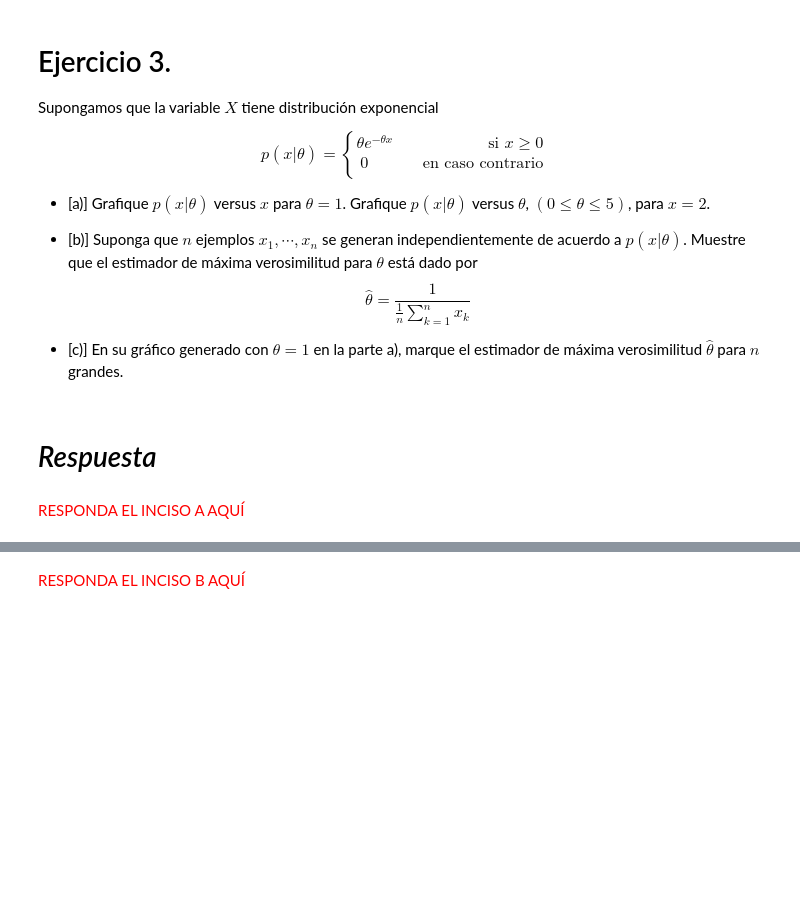
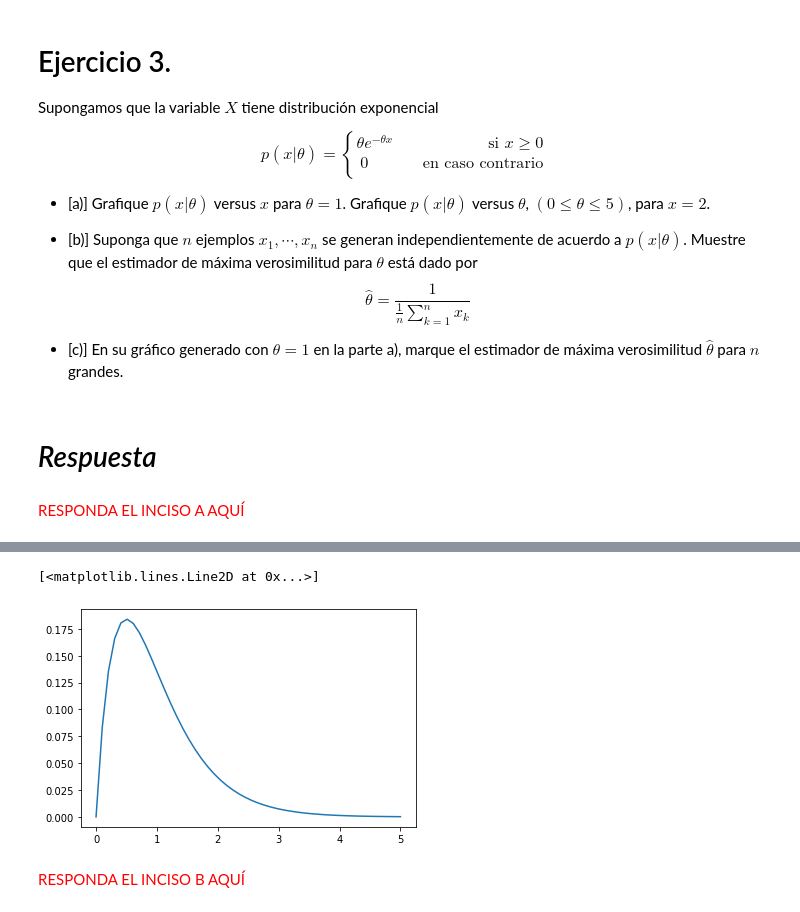
Before and after one commit to git-lu/intro-aprendizaje, a Jupyter notebook: practicos/IntML2020_Teoria_bayesiana_Estimacion_con_solu.ipynb, the cells around one changed output, grey strips where cells are left out. Cells and saved outputs as stored; diff of their text form; code cells hidden in the pictures; blank space fills up the shorter version.

```diff
--- a/practicos/IntML2020_Teoria_bayesiana_Estimacion_con_solu.ipynb
+++ b/practicos/IntML2020_Teoria_bayesiana_Estimacion_con_solu.ipynb
@@ -251,2 +482,10 @@ $$\hat{\theta}=\frac{1}{\frac{1}{n}\sum_{k=1}^{n}{x_k}}$$
+# %%
+theta = np.linspace(0,5)
+x = 2
+f = lambda theta: theta * np.exp(-theta*x)
+plt.plot(theta,f(theta))
+# %% [output]
+[<matplotlib.lines.Line2D at 0x...>]
+[figure, added]
 # %% [markdown]
  <span style="color:red"> RESPONDA EL INCISO B AQUÍ </span>
```
Also changed, not shown: parts of 28 cells of this notebook, 1 other file.
